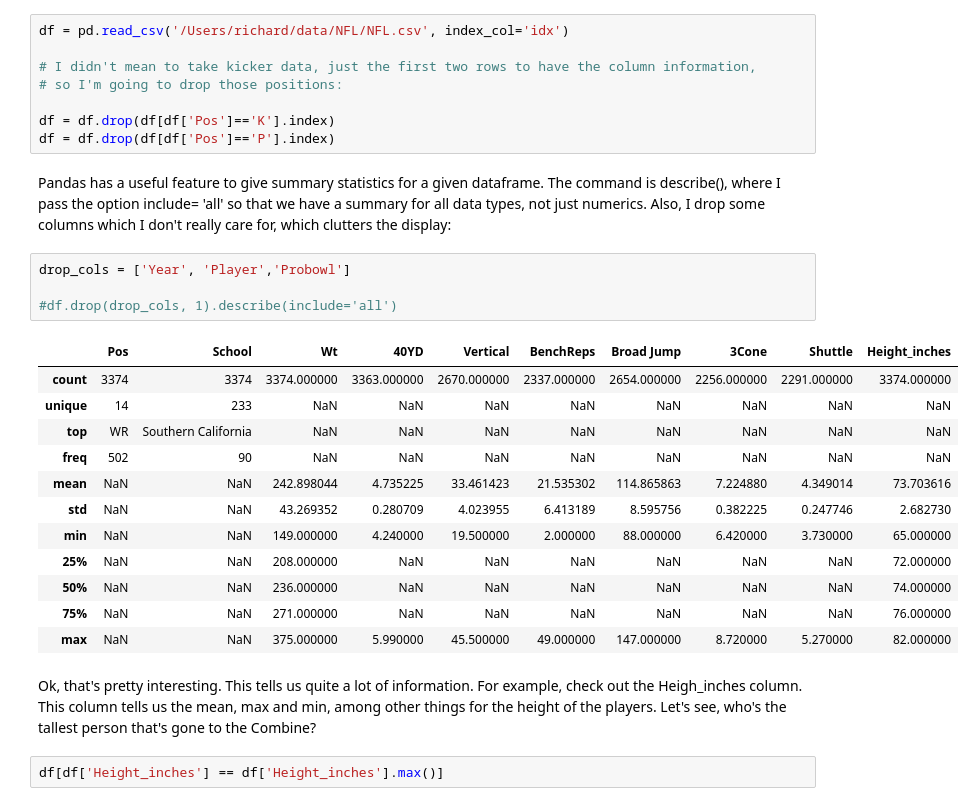
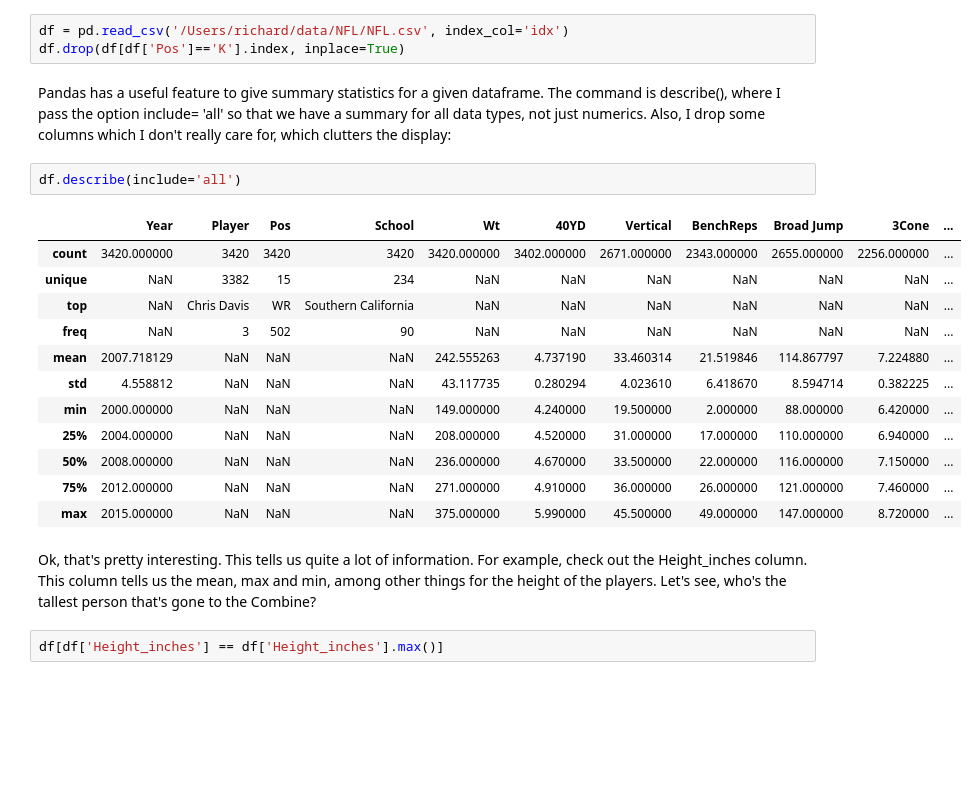
Before and after one commit to richardagalvez/NFLAnalysis, a Jupyter notebook: Data_exploration.ipynb, the cells around one changed output. Saved outputs shown, nothing was run; the diff lists cells and outputs as text; blank space fills up the shorter version.

```diff
--- a/Data_exploration.ipynb
+++ b/Data_exploration.ipynb
@@ -23,33 +20,26 @@ plt.style.use('seaborn-ticks')
 With the following pandas command we can read in the data we scraped in the web scrape notebook:
 # %%
 df = pd.read_csv('/Users/richard/data/NFL/NFL.csv', index_col='idx')
-
-# I didn't mean to take kicker data, just the first two rows to have the column information,
-# so I'm going to drop those positions:
-
-df = df.drop(df[df['Pos']=='K'].index)
-df = df.drop(df[df['Pos']=='P'].index)
+df.drop(df[df['Pos']=='K'].index, inplace=True)
 # %% [markdown]
 Pandas has a useful feature to give summary statistics for a given dataframe. The command is describe(), where I pass the option include= 'all' so that we have a summary for all data types, not just numerics. Also, I drop some columns which I don't really care for, which clutters the display:
-# %%
-drop_cols = ['Year', 'Player','Probowl']
-
-#df.drop(drop_cols, 1).describe(include='all')
-# %% [output]
-|  | Pos | School | Wt | 40YD | Vertical | BenchReps | Broad Jump | 3Cone | Shuttle | Height_inches |
-| count | 3374 | 3374 | 3374.000000 | 3363.000000 | 2670.000000 | 2337.000000 | 2654.000000 | 2256.000000 | 2291.000000 | 3374.000000 |
-| unique | 14 | 233 | NaN | NaN | NaN | NaN | NaN | NaN | NaN | NaN |
-| top | WR | Southern California | NaN | NaN | NaN | NaN | NaN | NaN | NaN | NaN |
-| freq | 502 | 90 | NaN | NaN | NaN | NaN | NaN | NaN | NaN | NaN |
-| mean | NaN | NaN | 242.898044 | 4.735225 | 33.461423 | 21.535302 | 114.865863 | 7.224880 | 4.349014 | 73.703616 |
-| std | NaN | NaN | 43.269352 | 0.280709 | 4.023955 | 6.413189 | 8.595756 | 0.382225 | 0.247746 | 2.682730 |
-| min | NaN | NaN | 149.000000 | 4.240000 | 19.500000 | 2.000000 | 88.000000 | 6.420000 | 3.730000 | 65.000000 |
-| 25% | NaN | NaN | 208.000000 | NaN | NaN | NaN | NaN | NaN | NaN | 72.000000 |
-| 50% | NaN | NaN | 236.000000 | NaN | NaN | NaN | NaN | NaN | NaN | 74.000000 |
-| 75% | NaN | NaN | 271.000000 | NaN | NaN | NaN | NaN | NaN | NaN | 76.000000 |
-| max | NaN | NaN | 375.000000 | 5.990000 | 45.500000 | 49.000000 | 147.000000 | 8.720000 | 5.270000 | 82.000000 |
+# %%
+df.describe(include='all')
+# %% [output]
+|  | Year | Player | Pos | School | Wt | 40YD | Vertical | BenchReps | Broad Jump | 3Cone | ... |
+| count | 3420.000000 | 3420 | 3420 | 3420 | 3420.000000 | 3402.000000 | 2671.000000 | 2343.000000 | 2655.000000 | 2256.000000 | ... |
+| unique | NaN | 3382 | 15 | 234 | NaN | NaN | NaN | NaN | NaN | NaN | ... |
+| top | NaN | Chris Davis | WR | Southern California | NaN | NaN | NaN | NaN | NaN | NaN | ... |
+| freq | NaN | 3 | 502 | 90 | NaN | NaN | NaN | NaN | NaN | NaN | ... |
+| mean | 2007.718129 | NaN | NaN | NaN | 242.555263 | 4.737190 | 33.460314 | 21.519846 | 114.867797 | 7.224880 | ... |
+| std | 4.558812 | NaN | NaN | NaN | 43.117735 | 0.280294 | 4.023610 | 6.418670 | 8.594714 | 0.382225 | ... |
+| min | 2000.000000 | NaN | NaN | NaN | 149.000000 | 4.240000 | 19.500000 | 2.000000 | 88.000000 | 6.420000 | ... |
+| 25% | 2004.000000 | NaN | NaN | NaN | 208.000000 | 4.520000 | 31.000000 | 17.000000 | 110.000000 | 6.940000 | ... |
+| 50% | 2008.000000 | NaN | NaN | NaN | 236.000000 | 4.670000 | 33.500000 | 22.000000 | 116.000000 | 7.150000 | ... |
+| 75% | 2012.000000 | NaN | NaN | NaN | 271.000000 | 4.910000 | 36.000000 | 26.000000 | 121.000000 | 7.460000 | ... |
+| max | 2015.000000 | NaN | NaN | NaN | 375.000000 | 5.990000 | 45.500000 | 49.000000 | 147.000000 | 8.720000 | ... |
 # %% [markdown]
-Ok, that's pretty interesting. This tells us quite a lot of information. For example, check out the Heigh_inches column. This column tells us the mean, max and min, among other things for the height of the players. Let's see, who's the tallest person that's gone to the Combine?
+Ok, that's pretty interesting. This tells us quite a lot of information. For example, check out the Height_inches column. This column tells us the mean, max and min, among other things for the height of the players. Let's see, who's the tallest person that's gone to the Combine?
 # %%
 df[df['Height_inches'] == df['Height_inches'].max()]
 # %% [output]
```
Also changed, not shown: parts of 11 cells of this notebook, 2 other files.
